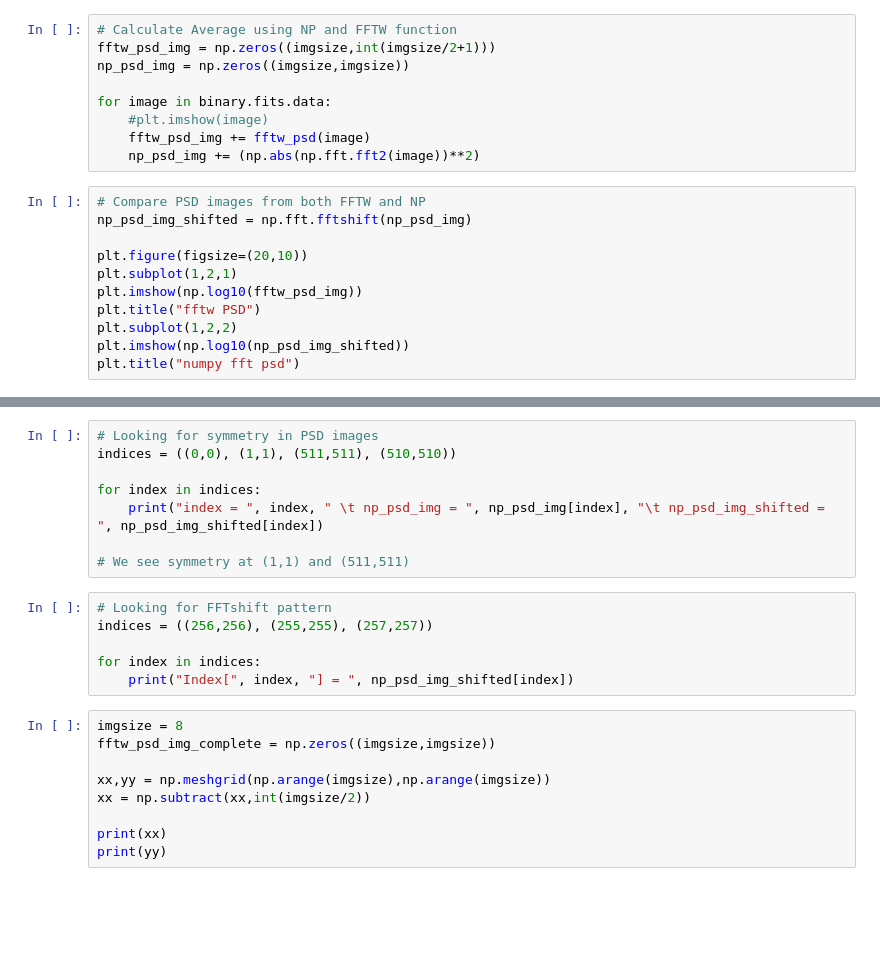
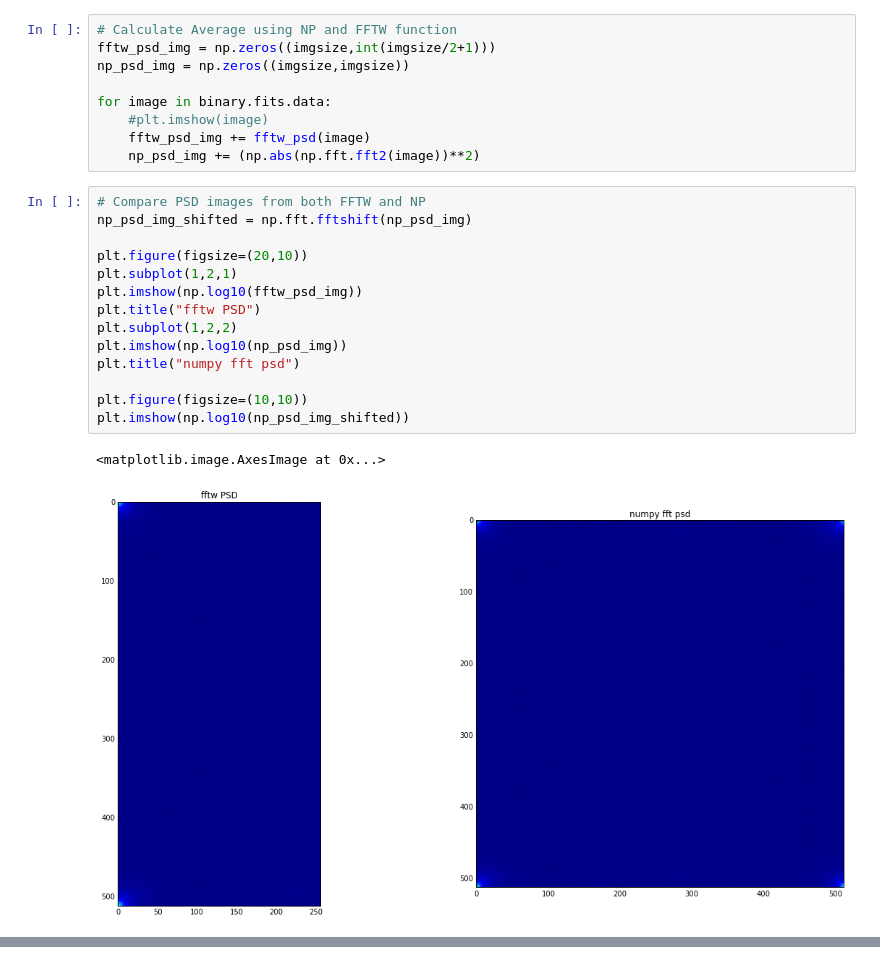
Before and after one commit to nsmidth/CPSLO-Speckle-Reduction, a Jupyter notebook: dev/16-4-27 fftw_psd.ipynb, the cells around one changed output, grey strips where cells are left out. Cells and saved outputs as stored; diff of their text form; blank space fills up the shorter version.

```diff
--- a/dev/16-4-27 fftw_psd.ipynb
+++ b/dev/16-4-27 fftw_psd.ipynb
@@ -52,11 +58,17 @@ for image in binary.fits.data:
 # %%
 # Compare PSD images from both FFTW and NP
 np_psd_img_shifted = np.fft.fftshift(np_psd_img)
 
 plt.figure(figsize=(20,10))
 plt.subplot(1,2,1)
 plt.imshow(np.log10(fftw_psd_img))
 plt.title("fftw PSD")
 plt.subplot(1,2,2)
+plt.imshow(np.log10(np_psd_img))
+plt.title("numpy fft psd")
+
+plt.figure(figsize=(10,10))
 plt.imshow(np.log10(np_psd_img_shifted))
-plt.title("numpy fft psd")
+# %% [output]
+<matplotlib.image.AxesImage at 0x...>
+[figure, added]
@@ -63,23 +75,0 @@ plt.title("numpy fft psd")
-# %%
-# Looking for symmetry in PSD images
-indices = ((0,0), (1,1), (511,511), (510,510))
-
-for index in indices:
-    print("index = ", index, " \t np_psd_img = ", np_psd_img[index], "\t np_psd_img_shifted = ", np_psd_img_shifted[index])
-
-# We see symmetry at (1,1) and (511,511)
-# %%
-# Looking for FFTshift pattern
-indices = ((256,256), (255,255), (257,257))
-
-for index in indices:
-    print("Index[", index, "] = ", np_psd_img_shifted[index])
-# %%
-imgsize = 8
-fftw_psd_img_complete = np.zeros((imgsize,imgsize))
-
-xx,yy = np.meshgrid(np.arange(imgsize),np.arange(imgsize))
-xx = np.subtract(xx,int(imgsize/2))
-
-print(xx)
-print(yy)
```
Also changed, not shown: parts of 8 cells of this notebook.
